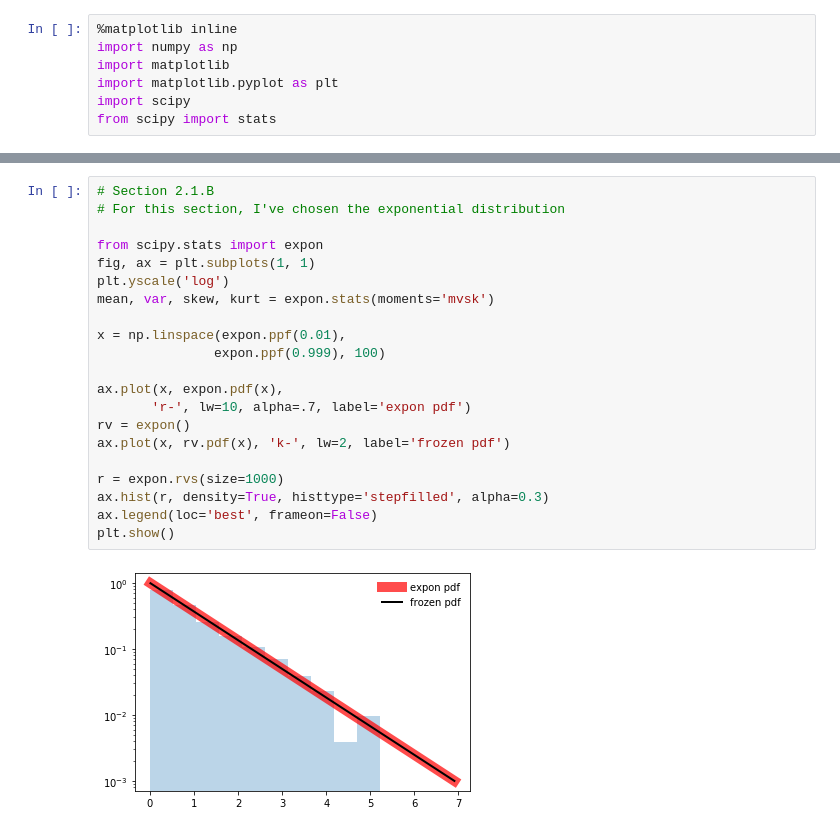
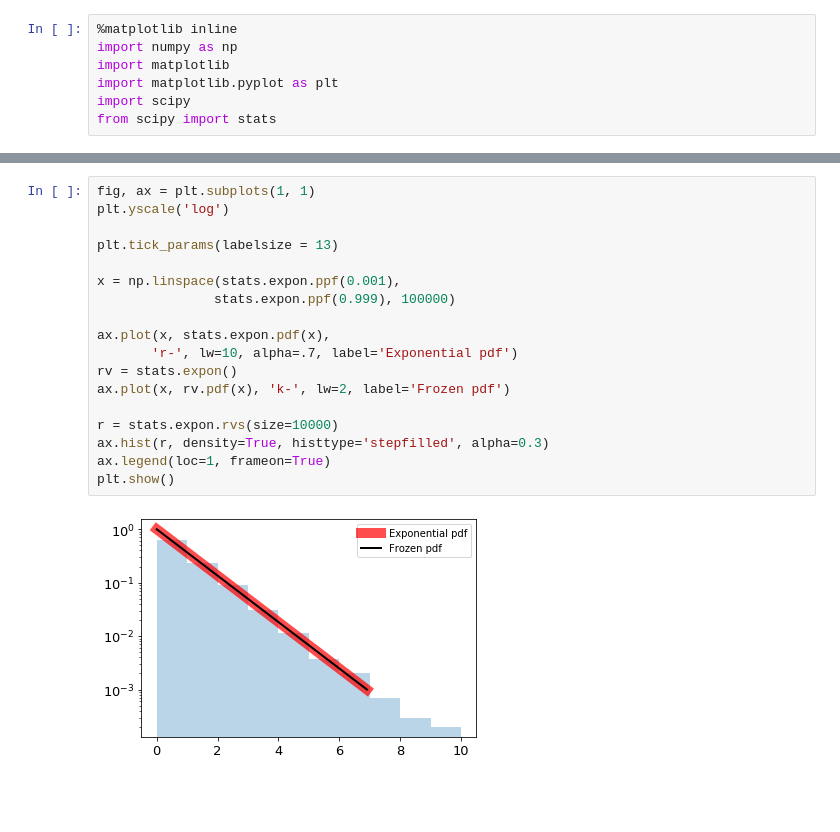
Before and after one commit to jbc1216/434-Portfolio, a Jupyter notebook: Finch-Carr-Lab01.ipynb, the cells around one changed output, grey strips where cells are left out. Cells and saved outputs as stored; diff of their text form; blank space fills up the shorter version.

```diff
--- a/Finch-Carr-Lab01.ipynb
+++ b/Finch-Carr-Lab01.ipynb
@@ -30,23 +42,20 @@ stats.norm.ppf(.68, loc = 0, scale = 1)
 # %%
-# Section 2.1.B
-# For this section, I've chosen the exponential distribution
-
-from scipy.stats import expon
 fig, ax = plt.subplots(1, 1)
 plt.yscale('log')
-mean, var, skew, kurt = expon.stats(moments='mvsk')
 
-x = np.linspace(expon.ppf(0.01),
-               expon.ppf(0.999), 100)
+plt.tick_params(labelsize = 13)
 
-ax.plot(x, expon.pdf(x),
-       'r-', lw=10, alpha=.7, label='expon pdf')
-rv = expon()
-ax.plot(x, rv.pdf(x), 'k-', lw=2, label='frozen pdf')
+x = np.linspace(stats.expon.ppf(0.001),
+               stats.expon.ppf(0.999), 100000)
 
-r = expon.rvs(size=1000)
+ax.plot(x, stats.expon.pdf(x),
+       'r-', lw=10, alpha=.7, label='Exponential pdf')
+rv = stats.expon()
+ax.plot(x, rv.pdf(x), 'k-', lw=2, label='Frozen pdf')
+
+r = stats.expon.rvs(size=10000)
 ax.hist(r, density=True, histtype='stepfilled', alpha=0.3)
-ax.legend(loc='best', frameon=False)
+ax.legend(loc=1, frameon=True)
 plt.show()
 # %% [output]
-[figure, old version]
+[figure, new version]
```
Also changed, not shown: parts of 19 cells of this notebook.
